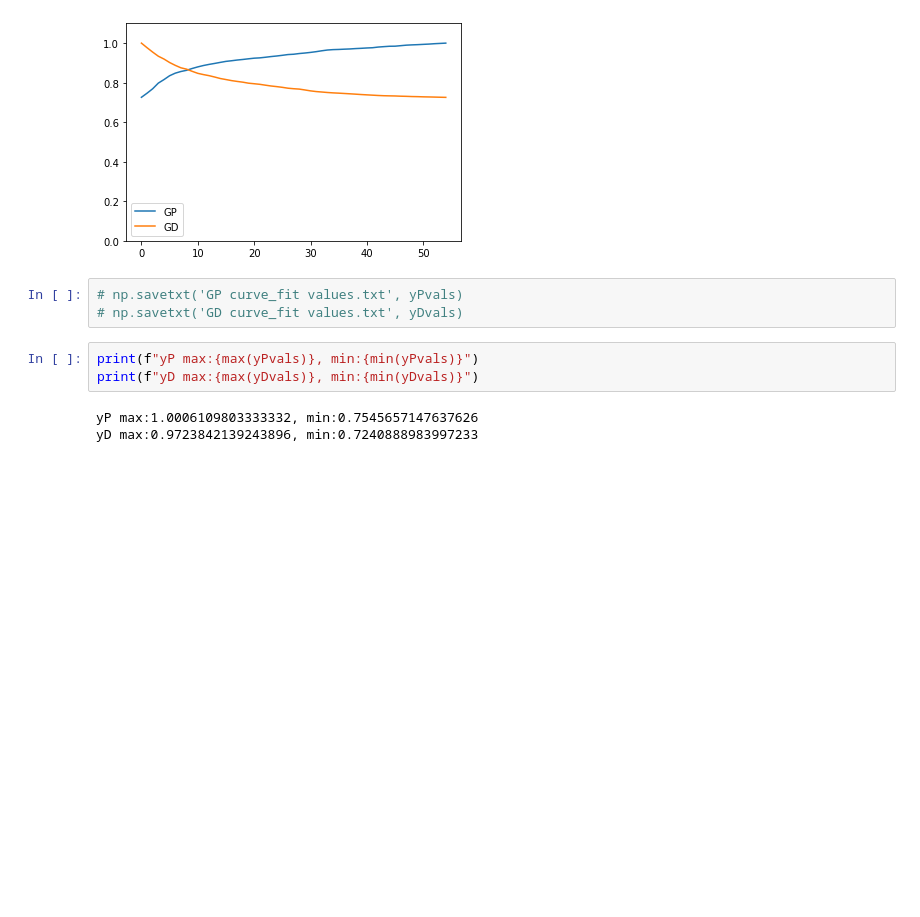
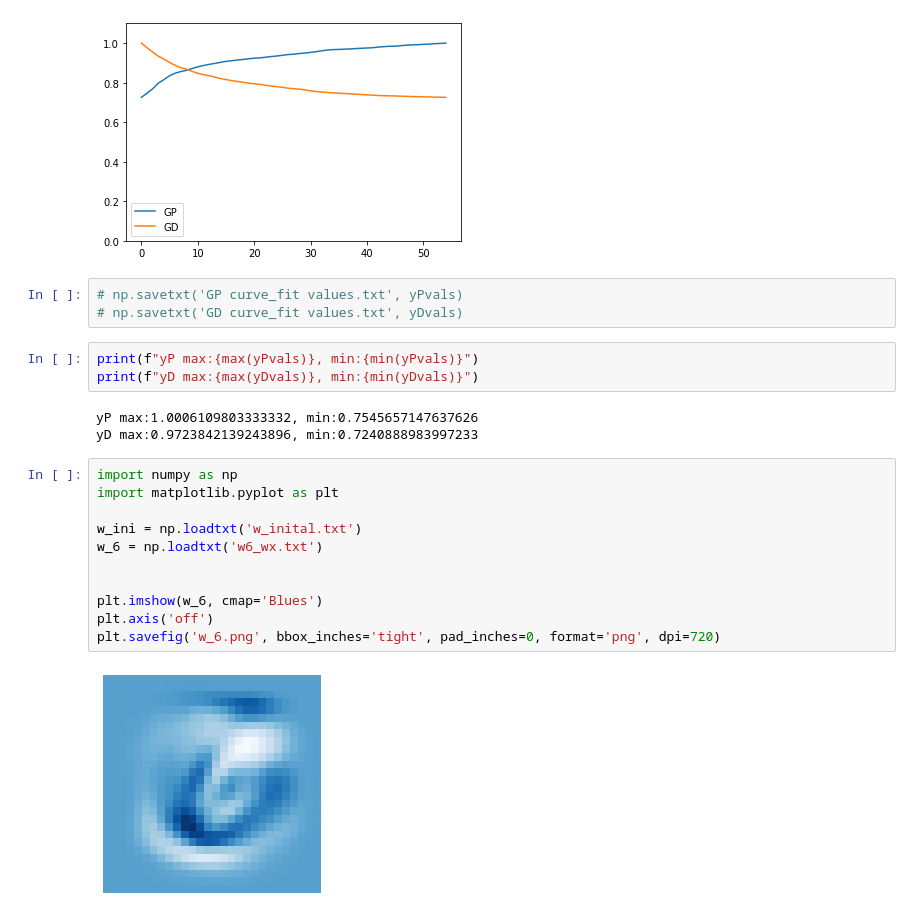
Before and after one commit to ShinATK/JupyterNotebook, a Jupyter notebook: 20220917整理/fit_curve.ipynb, the cells around one changed output. Saved outputs shown, nothing was run; the diff lists cells and outputs as text; blank space fills up the shorter version.

```diff
--- a/20220917整理/fit_curve.ipynb
+++ b/20220917整理/fit_curve.ipynb
@@ -174,3 +174,16 @@ print(f"yD max:{max(yDvals)}, min:{min(yDvals)}")
 # %% [output]
 yP max:1.0006109803333332, min:0.7545657147637626
 yD max:0.9723842139243896, min:0.7240888983997233
+# %%
+import numpy as np
+import matplotlib.pyplot as plt
+
+w_ini = np.loadtxt('w_inital.txt')
+w_6 = np.loadtxt('w6_wx.txt')
+
+
+plt.imshow(w_6, cmap='Blues')
+plt.axis('off')
+plt.savefig('w_6.png', bbox_inches='tight', pad_inches=0, format='png', dpi=720)
+# %% [output]
+[figure, added]
```
Also changed, not shown: 7 other files.
